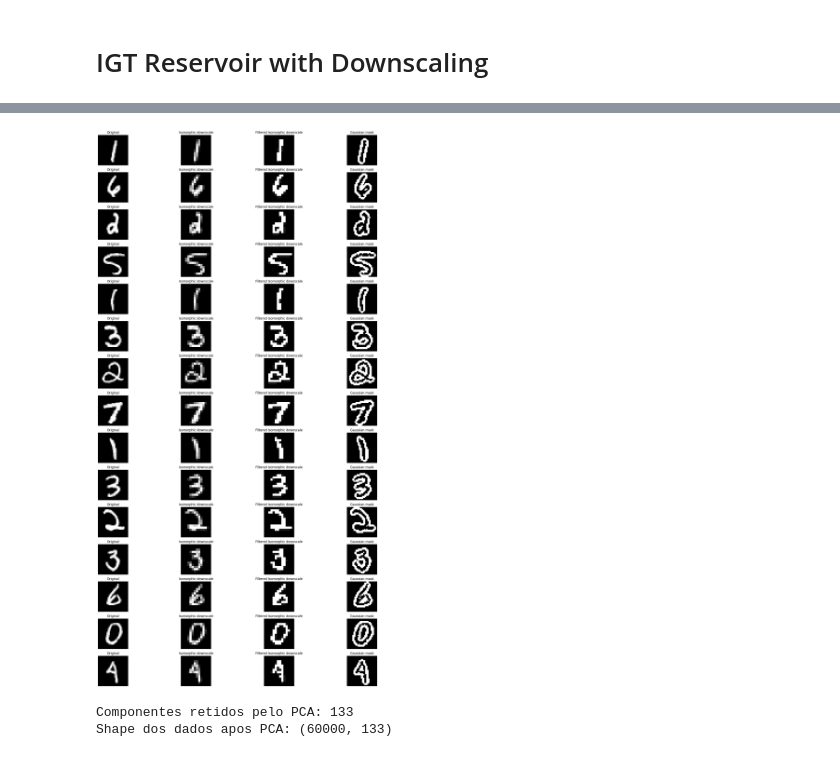
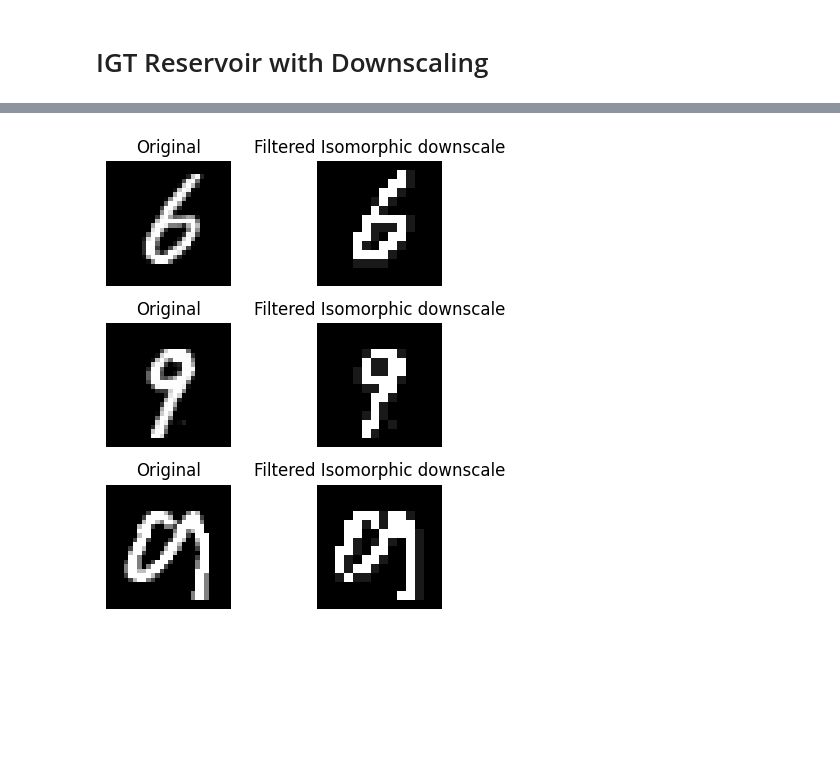
Before and after one commit to FipaLipe/IRIS, a Jupyter notebook: IGT_Reservoir_with_Isometric_Downscaling.ipynb, the cells around one changed output, grey strips where cells are left out. Cells and saved outputs as stored; diff of their text form; code cells hidden in the pictures; blank space fills up the shorter version.

```diff
--- a/IGT_Reservoir_with_Isometric_Downscaling.ipynb
+++ b/IGT_Reservoir_with_Isometric_Downscaling.ipynb
@@ -447,31 +70,25 @@ reconstructed_images_reservoir_T = downscale_treatment(images)
+# %%
+images, labels = get_images_batch(TRAIN_BATCH_SIZE, rng=rng)
+rec_images = downscale_treatment(images)
+
+images_test, labels_test = get_images_batch(TEST_BATCH_SIZE, rng=rng, mode="TEST")
+images_test = downscale_treatment(images_test).reshape((len(images_test),14,14))
 # %%
-# Cria uma figura com 1 linha e 3 colunas
-fig, axes = plt.subplots(15, 4, figsize=(20, 30))
+fig, axes = plt.subplots(3, 2, figsize=(5, 5))
 
-for i in range(len(images[:15])):
+for i in range(len(images[:3])):
 
-    # 1ª Imagem: Original
+    # 1ª Image: Original
     axes[i][0].imshow(images[i], cmap="binary_r")
     axes[i][0].set_title("Original")
-    axes[i][0].axis("off")  # Opcional: remove as bordas com números dos eixos
+    axes[i][0].axis("off")
 
-    # 3ª Imagem: Método Novo
-    axes[i][1].imshow(reconstructed_images_reservoir[i].reshape((14,14)), cmap="binary_r")
-    axes[i][1].set_title("Isomorphic downscale")
+    # 2ª Image: New Method
+    axes[i][1].imshow(rec_images[i].reshape((14,14)), cmap="binary_r")
+    axes[i][1].set_title("Filtered Isomorphic downscale")
     axes[i][1].axis("off")
 
-    # 3ª Imagem: Método Novo
-    axes[i][2].imshow(reconstructed_images_reservoir_T[i].reshape((14,14)), cmap="binary_r")
-    axes[i][2].set_title("Filtered Isomorphic downscale")
-    axes[i][2].axis("off")
-
-    # 3ª Imagem: Método Novo
-    axes[i][3].imshow(center_surround(images[i]).reshape((28,28)), cmap="binary_r")
-    axes[i][3].set_title("Gaussian mask")
-    axes[i][3].axis("off")
-
-# Ajusta o espaçamento para não cortar os títulos e exibe
 plt.tight_layout()
 plt.show()
 # %% [output]
-[figure, old version]
+[figure, new version]
@@ -484,12 +95,17 @@ images_test = downscale_treatment(images_test).reshape((len(images_test),14,14))
 # %%
-weight_input, current_state, weight_output, normalized_reservoir = start_reservoir()
-
 time_to_train = time.time()
 
-weight_output, bias_output, current_state, scaler, pca = run_reservoir_v(rec_images, labels, normalized_reservoir, current_state, weight_input, weight_output)
+weight_output, bias_output, current_state, scaler, pca = run_reservoir(
+    rec_images,
+    labels,
+    normalized_reservoir,
+    current_state,
+    weight_input,
+    weight_output,
+    time_resolution = TIME_RESOLUTION,
+    neuron_count=NEURON_COUNT,
+    max_iterations=MAX_ITERATION
+    )
 
 time_to_train = time.time() - time_to_train
-# %% [output]
-Componentes retidos pelo PCA: 133
-Shape dos dados apos PCA: (60000, 133)
 # %%
```
Also changed, not shown: parts of 17 cells of this notebook, 4 other files.
